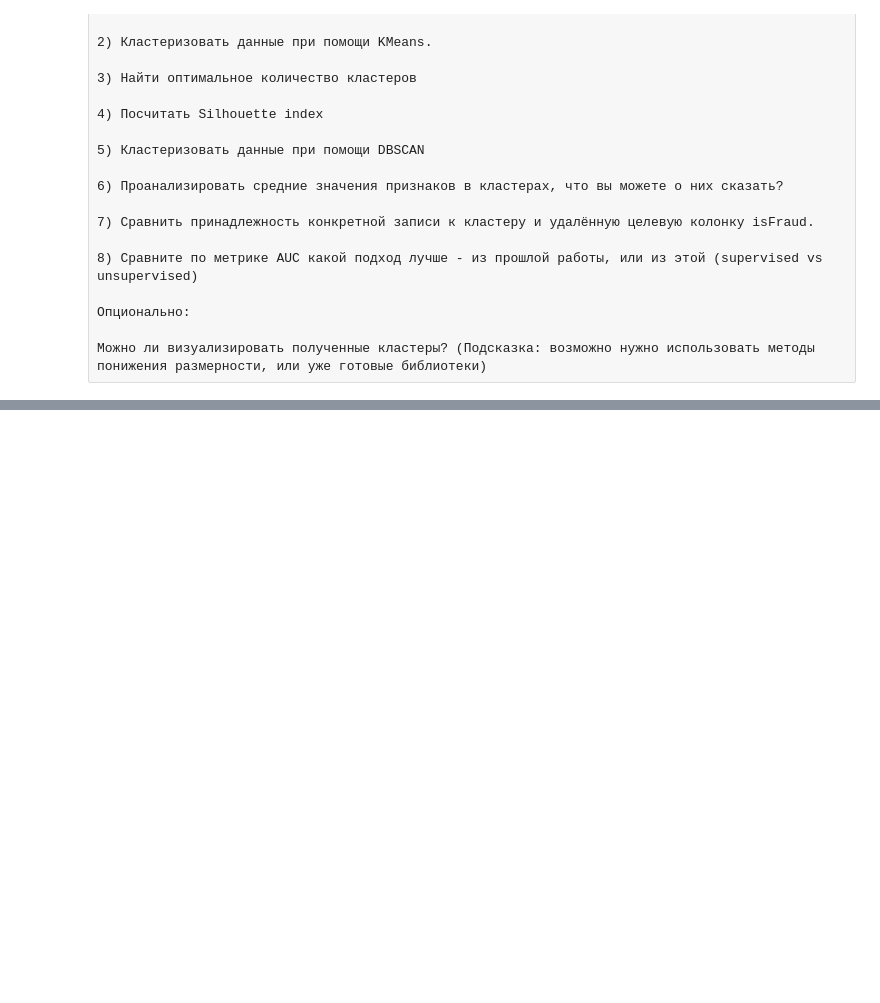
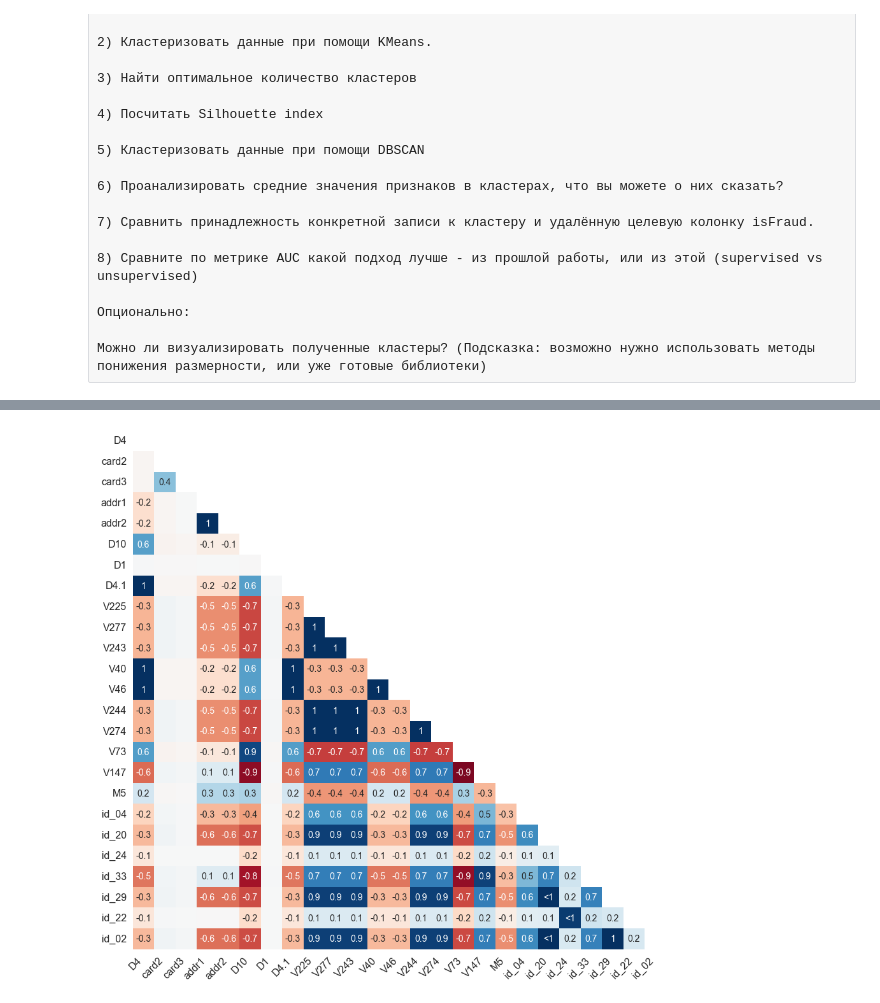
Before and after one commit to Oleg-Storozhev/HillelAI, a Jupyter notebook: Lesson_11/HW_11.ipynb, the cells around one changed output, grey strips where cells are left out. Drawn from its saved outputs; the diff is of its cells as text; code cells hidden in the pictures; blank space fills up the shorter version.

```diff
--- a/Lesson_11/HW_11.ipynb
+++ b/Lesson_11/HW_11.ipynb
@@ -47,0 +117,5 @@ df
+# %%
+msno.heatmap(df, figsize=(15, 15), cbar=False)
+plt.show()
+# %% [output]
+[figure, added]
```
Also changed, not shown: parts of 48 cells of this notebook, 3 other files.
